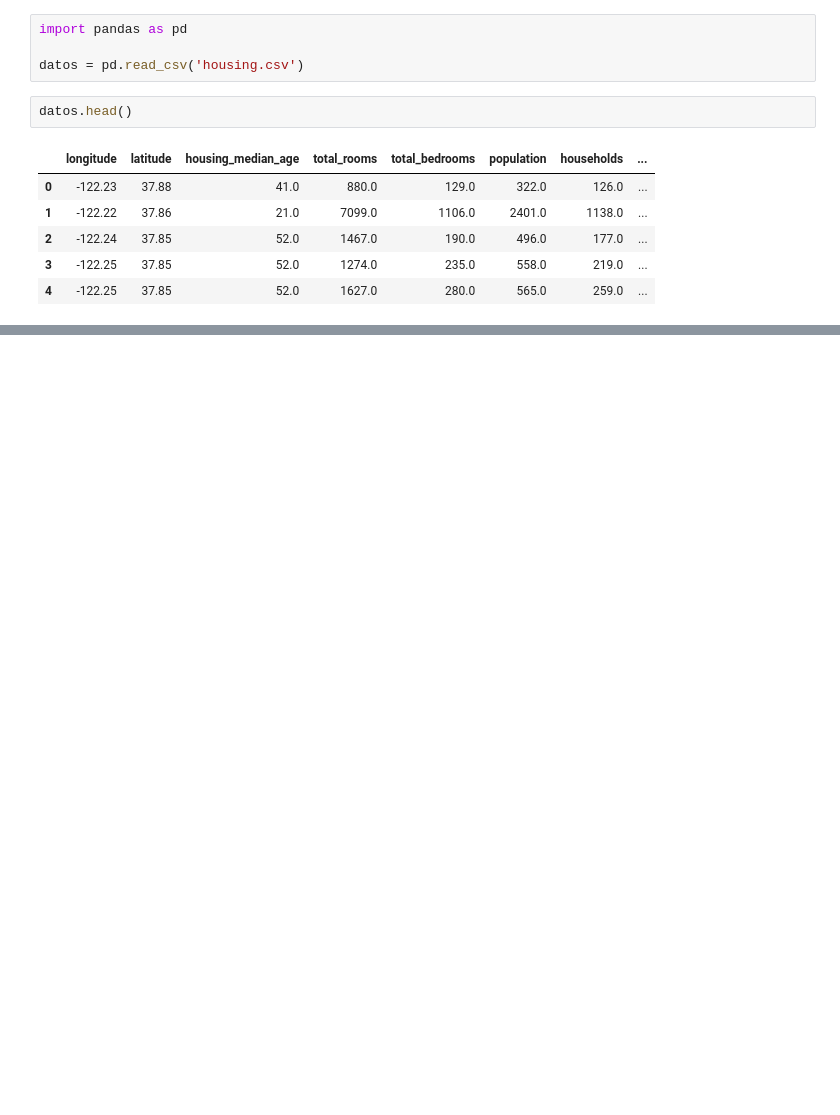
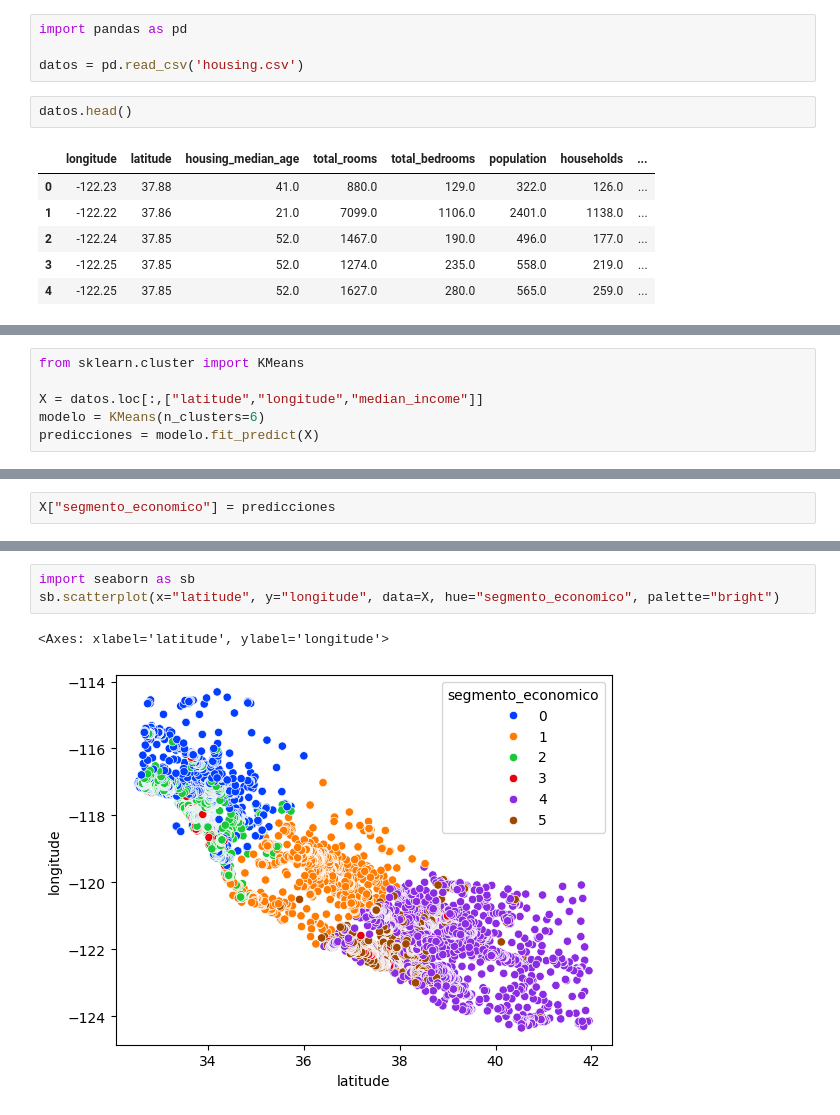
Before and after one commit to Ketbome/Machine-learning, a Jupyter notebook: K-Means/kmeans.ipynb, the cells around one changed output, grey strips where cells are left out. Drawn from its saved outputs; the diff is of its cells as text; blank space fills up the shorter version.

Commit message:
feat: :fire: Kmeans, y redes neuronales

```diff
--- a/K-Means/kmeans.ipynb
+++ b/K-Means/kmeans.ipynb
@@ -19,0 +42,6 @@ sb.scatterplot(x="longitude", y="latitude", data=datos, hue="median_income", col
+# %%
+from sklearn.cluster import KMeans
+
+X = datos.loc[:,["latitude","longitude","median_income"]]
+modelo = KMeans(n_clusters=6)
+predicciones = modelo.fit_predict(X)
@@ -19,0 +52,2 @@ sb.scatterplot(x="longitude", y="latitude", data=datos, hue="median_income", col
+# %%
+X["segmento_economico"] = predicciones
@@ -19,0 +81,6 @@ sb.scatterplot(x="longitude", y="latitude", data=datos, hue="median_income", col
+# %%
+import seaborn as sb
+sb.scatterplot(x="latitude", y="longitude", data=X, hue="segmento_economico", palette="bright")
+# %% [output]
+<Axes: xlabel='latitude', ylabel='longitude'>
+[figure, added]
```
Also changed, not shown: parts of 8 cells of this notebook, 7 other files.
